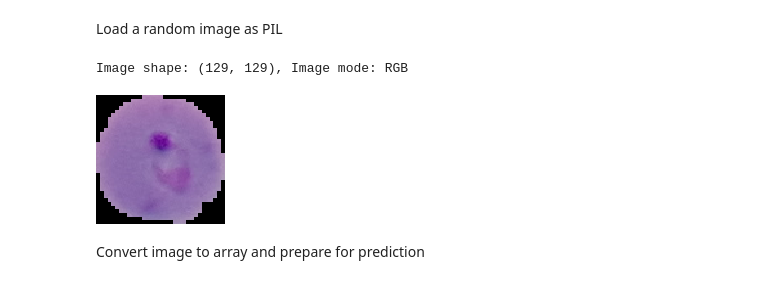
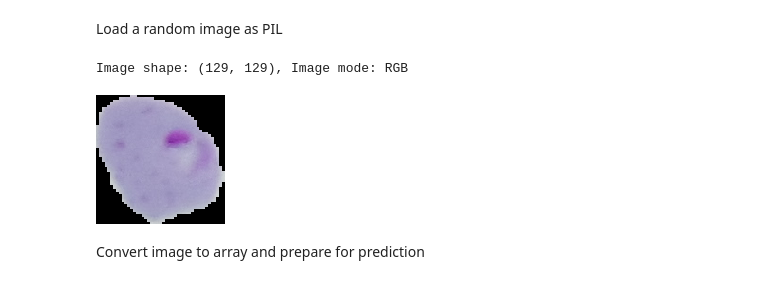
Before and after one commit to nianswe/WalkthroughProject01, a Jupyter notebook: jupyter_notebooks/03 - Modelling and Evaluating.ipynb, the cells around one changed output. Cells and saved outputs as stored; diff of their text form; code cells hidden in the pictures.

Commit message:
Add new plots

```diff
--- a/jupyter_notebooks/03 - Modelling and Evaluating.ipynb
+++ b/jupyter_notebooks/03 - Modelling and Evaluating.ipynb
@@ -416,16 +382,16 @@ Load a random image as PIL
 # %%
 from tensorflow.keras.preprocessing import image
 
-pointer = 333
+pointer = 163
 label = labels[0]  # select Uninfected or Parasitised
 
 pil_image = image.load_img(test_path + '/' + label + '/' + os.listdir(test_path+'/' + label)[pointer],
                            target_size=image_shape, color_mode='rgb')
 print(f'Image shape: {pil_image.size}, Image mode: {pil_image.mode}')
 pil_image
 # %% [output]
 Image shape: (129, 129), Image mode: RGB
-[figure, old version]
+[figure, new version]
 # %% [markdown]
 Convert image to array and prepare for prediction
 # %%
```
Also changed, not shown: parts of 12 cells of this notebook.
